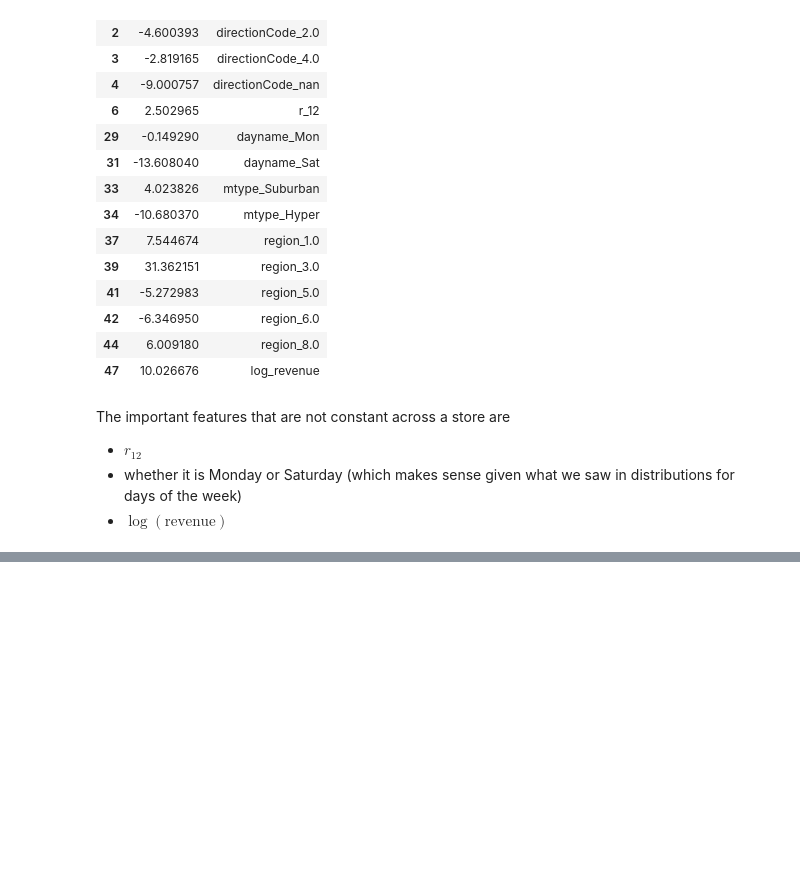
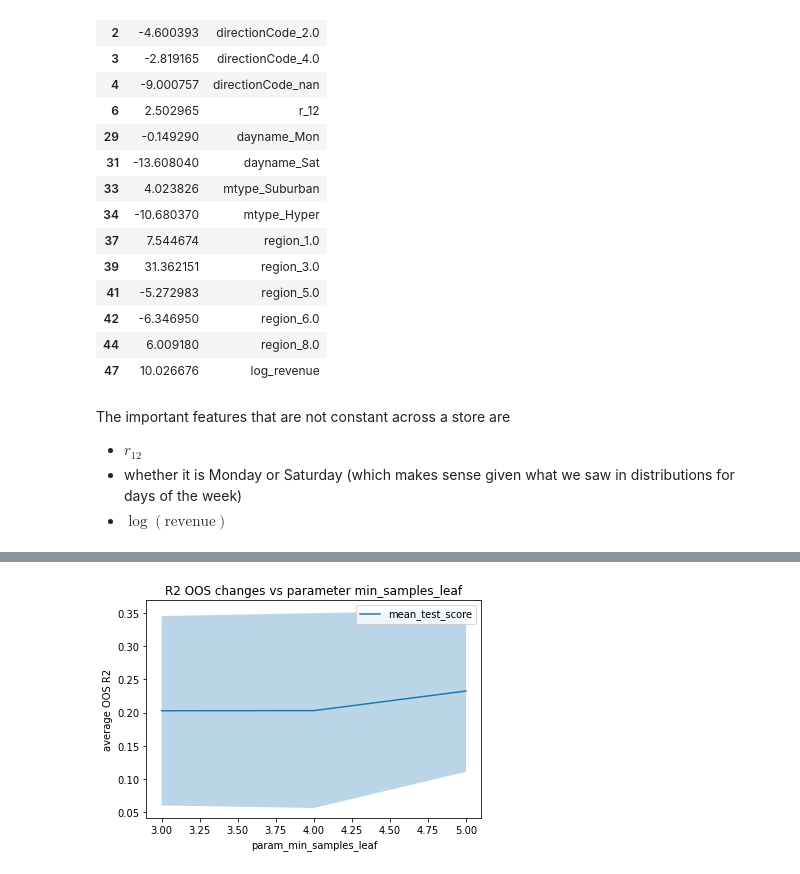
Before and after one commit to kiwidamien/foot_traffic, a Jupyter notebook: foot_traffic.ipynb, the cells around one changed output, grey strips where cells are left out. Saved outputs shown, nothing was run; the diff lists cells and outputs as text; code cells hidden in the pictures; blank space fills up the shorter version.

```diff
--- a/foot_traffic.ipynb
+++ b/foot_traffic.ipynb
@@ -747,0 +833,4 @@ grid_tree.cv_results_
+# %%
+plot_scan_parameter('min_samples_leaf', grid_tree.best_params_)
+# %% [output]
+[figure, added]
```
Also changed, not shown: parts of 89 cells of this notebook.
